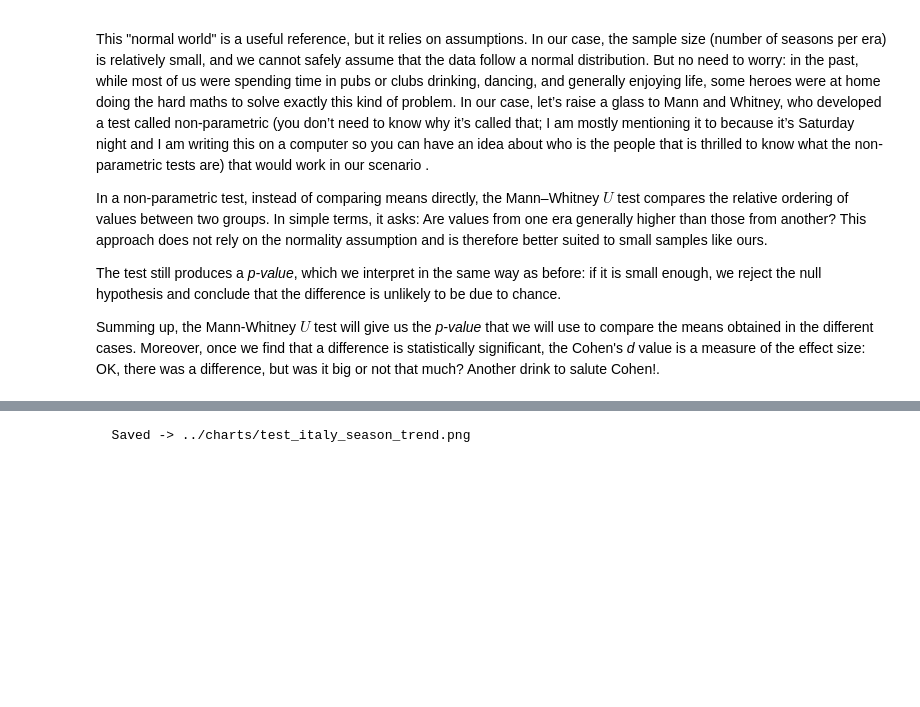
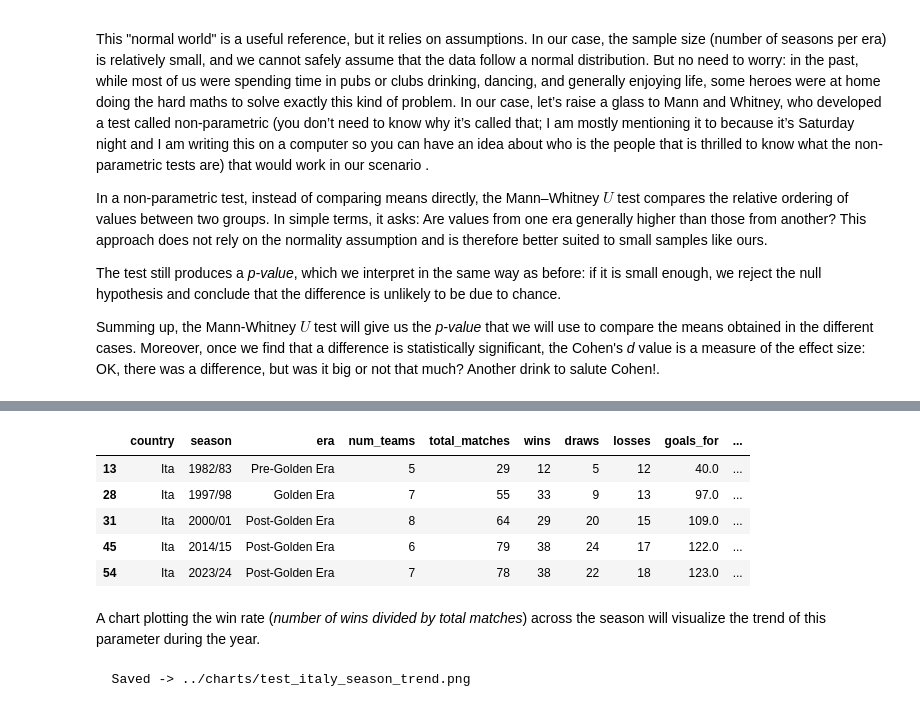
Before and after one commit to pacoraggio/Italian-Football-Clubs-Analysis, a Jupyter notebook: analysis.ipynb, the cells around one changed output, grey strips where cells are left out. Saved outputs shown, nothing was run; the diff lists cells and outputs as text; code cells hidden in the pictures; blank space fills up the shorter version.

Commit message:
golden era italy match performances 1st draft

```diff
--- a/analysis.ipynb
+++ b/analysis.ipynb
@@ -19,6 +19,21 @@ country_season_competition_highest = pd.read_pickle('./data/processed/country_se
 #
 
 italy_cs = pd.read_pickle('./data/processed/italy_cs.pkl')
+# %%
+italy_cs_reduced_columns = ['country',
+                            'season',
+                            'era',
+                            'num_teams',
+                            'total_matches',
+                            'wins',
+                            'draws',
+                            'losses',
+                            'goals_for',
+                            'goals_against',
+                            'win_rate', ''
+                            'ppg_3',
+                            'goal_diff',
+                            'gdpg',]
 # %% [markdown]
 # Beyond the Golden Era: Tracking Italian Club Performance in Europe
 # %% [markdown]
@@ -109,3 +134,14 @@ Summing up, the Mann-Whitney $U$ test will give us the *p-value* that we will us
+# %%
+italy_cs[italy_cs_reduced_columns].sample(5, random_state = 3).sort_values(by = 'season')
+# %% [output]
+|  | country | season | era | num_teams | total_matches | wins | draws | losses | goals_for | ... |
+| 13 | Ita | 1982/83 | Pre-Golden Era | 5 | 29 | 12 | 5 | 12 | 40.0 | ... |
+| 28 | Ita | 1997/98 | Golden Era | 7 | 55 | 33 | 9 | 13 | 97.0 | ... |
+| 31 | Ita | 2000/01 | Post-Golden Era | 8 | 64 | 29 | 20 | 15 | 109.0 | ... |
+| 45 | Ita | 2014/15 | Post-Golden Era | 6 | 79 | 38 | 24 | 17 | 122.0 | ... |
+| 54 | Ita | 2023/24 | Post-Golden Era | 7 | 78 | 38 | 22 | 18 | 123.0 | ... |
+# %% [markdown]
+A chart plotting the win rate (*number of wins divided by total matches*) across the season will visualize the trend of this parameter during the year.
 # %%
 plot_italy_season_trend(italy_cs, charts_dir="../charts/", country_name="Ita",filename='test_italy_season_trend.png')
 # %% [output]
```
Also changed, not shown: parts of 10 cells of this notebook.
